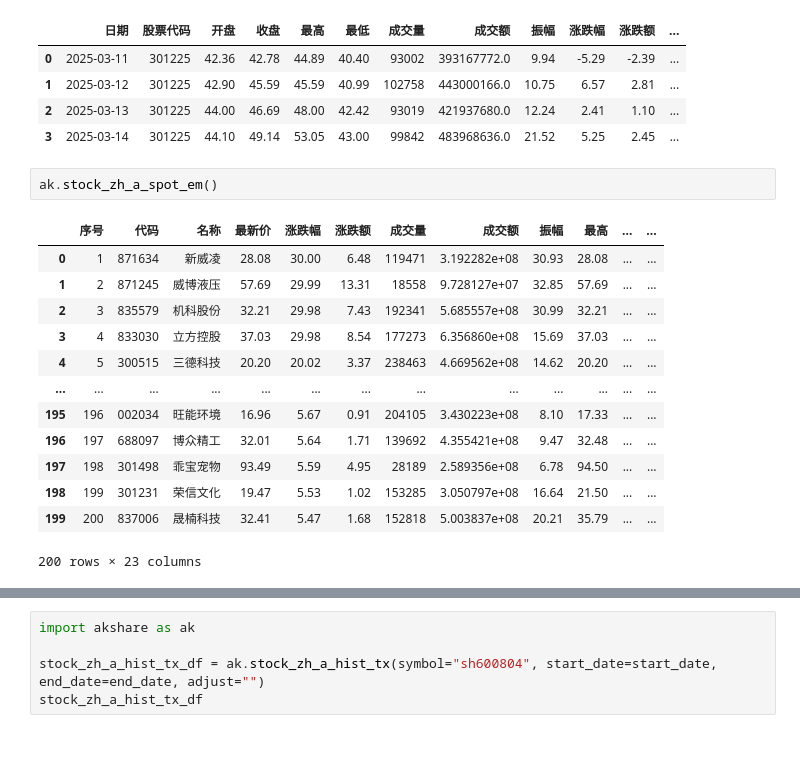
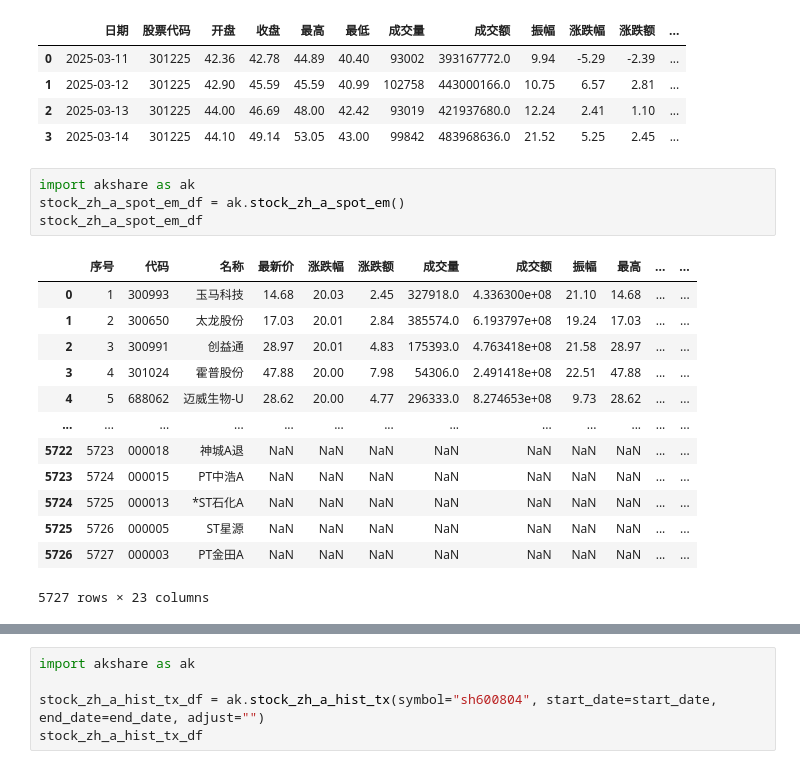
Before and after one commit to EveryFine/GeniusTradeTracker, a Jupyter notebook: tracker/app/akshare/akshare.ipynb, the cells around one changed output, grey strips where cells are left out. Saved outputs shown, nothing was run; the diff lists cells and outputs as text.

```diff
--- a/tracker/app/akshare/akshare.ipynb
+++ b/tracker/app/akshare/akshare.ipynb
@@ -15,18 +15,20 @@ stock_zh_a_hist_df
 | 2 | 2025-03-13 | 301225 | 44.00 | 46.69 | 48.00 | 42.42 | 93019 | 421937680.0 | 12.24 | 2.41 | 1.10 | ... |
 | 3 | 2025-03-14 | 301225 | 44.10 | 49.14 | 53.05 | 43.00 | 99842 | 483968636.0 | 21.52 | 5.25 | 2.45 | ... |
 # %%
-ak.stock_zh_a_spot_em()
+import akshare as ak
+stock_zh_a_spot_em_df = ak.stock_zh_a_spot_em()
+stock_zh_a_spot_em_df
 # %% [output]
 |  | 序号 | 代码 | 名称 | 最新价 | 涨跌幅 | 涨跌额 | 成交量 | 成交额 | 振幅 | 最高 | ... | ... |
-| 0 | 1 | 871634 | 新威凌 | 28.08 | 30.00 | 6.48 | 119471 | 3.192282e+08 | 30.93 | 28.08 | ... | ... |
-| 1 | 2 | 871245 | 威博液压 | 57.69 | 29.99 | 13.31 | 18558 | 9.728127e+07 | 32.85 | 57.69 | ... | ... |
-| 2 | 3 | 835579 | 机科股份 | 32.21 | 29.98 | 7.43 | 192341 | 5.685557e+08 | 30.99 | 32.21 | ... | ... |
-| 3 | 4 | 833030 | 立方控股 | 37.03 | 29.98 | 8.54 | 177273 | 6.356860e+08 | 15.69 | 37.03 | ... | ... |
-| 4 | 5 | 300515 | 三德科技 | 20.20 | 20.02 | 3.37 | 238463 | 4.669562e+08 | 14.62 | 20.20 | ... | ... |
+| 0 | 1 | 300993 | 玉马科技 | 14.68 | 20.03 | 2.45 | 327918.0 | 4.336300e+08 | 21.10 | 14.68 | ... | ... |
+| 1 | 2 | 300650 | 太龙股份 | 17.03 | 20.01 | 2.84 | 385574.0 | 6.193797e+08 | 19.24 | 17.03 | ... | ... |
+| 2 | 3 | 300991 | 创益通 | 28.97 | 20.01 | 4.83 | 175393.0 | 4.763418e+08 | 21.58 | 28.97 | ... | ... |
+| 3 | 4 | 301024 | 霍普股份 | 47.88 | 20.00 | 7.98 | 54306.0 | 2.491418e+08 | 22.51 | 47.88 | ... | ... |
+| 4 | 5 | 688062 | 迈威生物-U | 28.62 | 20.00 | 4.77 | 296333.0 | 8.274653e+08 | 9.73 | 28.62 | ... | ... |
 | ... | ... | ... | ... | ... | ... | ... | ... | ... | ... | ... | ... | ... |
-| 195 | 196 | 002034 | 旺能环境 | 16.96 | 5.67 | 0.91 | 204105 | 3.430223e+08 | 8.10 | 17.33 | ... | ... |
-| 196 | 197 | 688097 | 博众精工 | 32.01 | 5.64 | 1.71 | 139692 | 4.355421e+08 | 9.47 | 32.48 | ... | ... |
-| 197 | 198 | 301498 | 乖宝宠物 | 93.49 | 5.59 | 4.95 | 28189 | 2.589356e+08 | 6.78 | 94.50 | ... | ... |
-| 198 | 199 | 301231 | 荣信文化 | 19.47 | 5.53 | 1.02 | 153285 | 3.050797e+08 | 16.64 | 21.50 | ... | ... |
-| 199 | 200 | 837006 | 晟楠科技 | 32.41 | 5.47 | 1.68 | 152818 | 5.003837e+08 | 20.21 | 35.79 | ... | ... |
+| 5722 | 5723 | 000018 | 神城A退 | NaN | NaN | NaN | NaN | NaN | NaN | NaN | ... | ... |
+| 5723 | 5724 | 000015 | PT中浩A | NaN | NaN | NaN | NaN | NaN | NaN | NaN | ... | ... |
+| 5724 | 5725 | 000013 | *ST石化A | NaN | NaN | NaN | NaN | NaN | NaN | NaN | ... | ... |
+| 5725 | 5726 | 000005 | ST星源 | NaN | NaN | NaN | NaN | NaN | NaN | NaN | ... | ... |
+| 5726 | 5727 | 000003 | PT金田A | NaN | NaN | NaN | NaN | NaN | NaN | NaN | ... | ... |
-200 rows × 23 columns
+5727 rows × 23 columns
```
Also changed, not shown: parts of 2 cells of this notebook, 8 other files.
